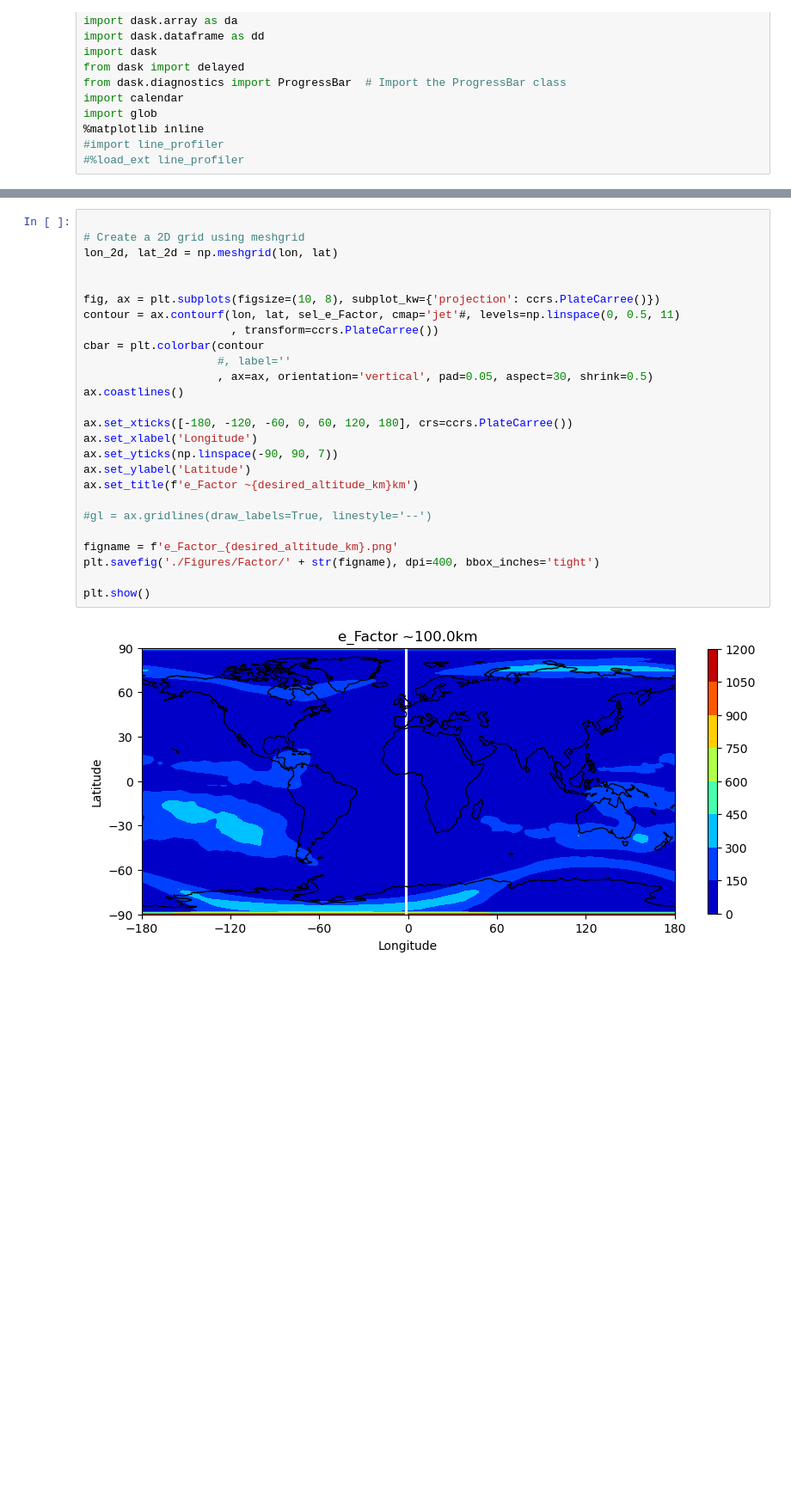
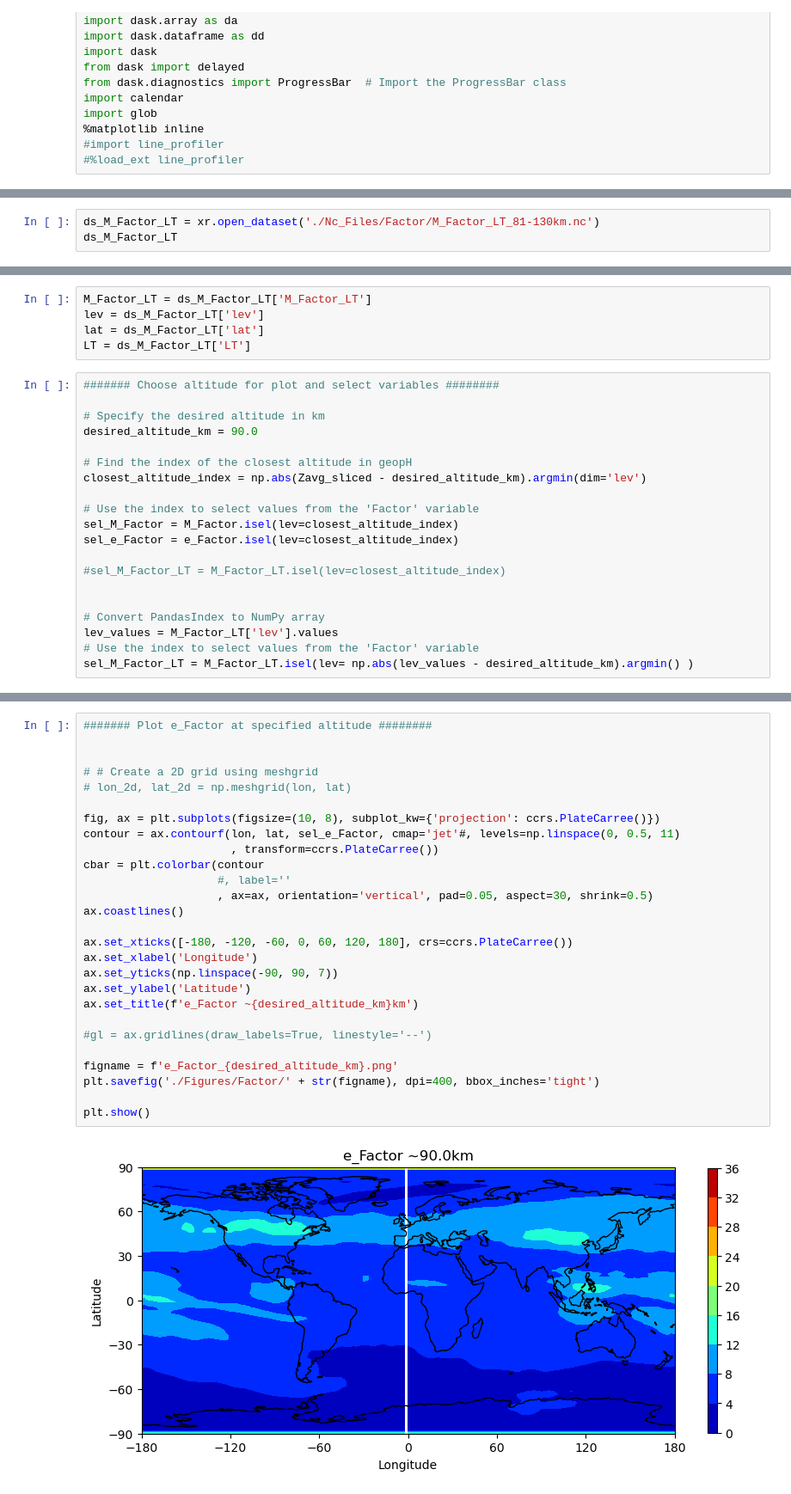
Before and after one commit to tashaay/SpE_Identification_Notebooks, a Jupyter notebook: Factor Calc.ipynb, the cells around one changed output, grey strips where cells are left out. Shown at 86% size. Drawn from its saved outputs; the diff is of its cells as text; blank space fills up the shorter version.

Commit message:
Updates 01-12-23 PM
- Continuing to do mag lat lon interpolation. Think I've done both dims, just need to plot
- Working out M factor in local time. Ready to plot up now too

```diff
--- a/Factor Calc.ipynb
+++ b/Factor Calc.ipynb
@@ -109,0 +231,3 @@ sel_e_Factor = e_Factor.isel(lev=closest_altitude_index)
+# %%
+ds_M_Factor_LT = xr.open_dataset('./Nc_Files/Factor/M_Factor_LT_81-130km.nc')
+ds_M_Factor_LT
@@ -110 +243,26 @@ sel_e_Factor = e_Factor.isel(lev=closest_altitude_index)
+# %%
+M_Factor_LT = ds_M_Factor_LT['M_Factor_LT']
+lev = ds_M_Factor_LT['lev']
+lat = ds_M_Factor_LT['lat']
+LT = ds_M_Factor_LT['LT']
+# %%
+####### Choose altitude for plot and select variables ########
+
+# Specify the desired altitude in km
+desired_altitude_km = 90.0
+
+# Find the index of the closest altitude in geopH
+closest_altitude_index = np.abs(Zavg_sliced - desired_altitude_km).argmin(dim='lev')
+
+# Use the index to select values from the 'Factor' variable
+sel_M_Factor = M_Factor.isel(lev=closest_altitude_index)
+sel_e_Factor = e_Factor.isel(lev=closest_altitude_index)
+
+#sel_M_Factor_LT = M_Factor_LT.isel(lev=closest_altitude_index)
+
+
+# Convert PandasIndex to NumPy array
+lev_values = M_Factor_LT['lev'].values
+# Use the index to select values from the 'Factor' variable
+sel_M_Factor_LT = M_Factor_LT.isel(lev= np.abs(lev_values - desired_altitude_km).argmin() )
 # %%
@@ -139,28 +297,29 @@ plt.show()
 # %%
+####### Plot e_Factor at specified altitude ########
 
-# Create a 2D grid using meshgrid
-lon_2d, lat_2d = np.meshgrid(lon, lat)
 
+# # Create a 2D grid using meshgrid
+# lon_2d, lat_2d = np.meshgrid(lon, lat)
 
 fig, ax = plt.subplots(figsize=(10, 8), subplot_kw={'projection': ccrs.PlateCarree()})
 contour = ax.contourf(lon, lat, sel_e_Factor, cmap='jet'#, levels=np.linspace(0, 0.5, 11)
                       , transform=ccrs.PlateCarree())
 cbar = plt.colorbar(contour
                     #, label=''
                     , ax=ax, orientation='vertical', pad=0.05, aspect=30, shrink=0.5)
 ax.coastlines()
 
 ax.set_xticks([-180, -120, -60, 0, 60, 120, 180], crs=ccrs.PlateCarree())
 ax.set_xlabel('Longitude')
 ax.set_yticks(np.linspace(-90, 90, 7))
 ax.set_ylabel('Latitude')
 ax.set_title(f'e_Factor ~{desired_altitude_km}km')
 
 #gl = ax.gridlines(draw_labels=True, linestyle='--')
 
 figname = f'e_Factor_{desired_altitude_km}.png'
 plt.savefig('./Figures/Factor/' + str(figname), dpi=400, bbox_inches='tight')
 
 plt.show()
 # %% [output]
-[figure, old version]
+[figure, new version]
```
Also changed, not shown: parts of 11 cells of this notebook, 14 other files.
